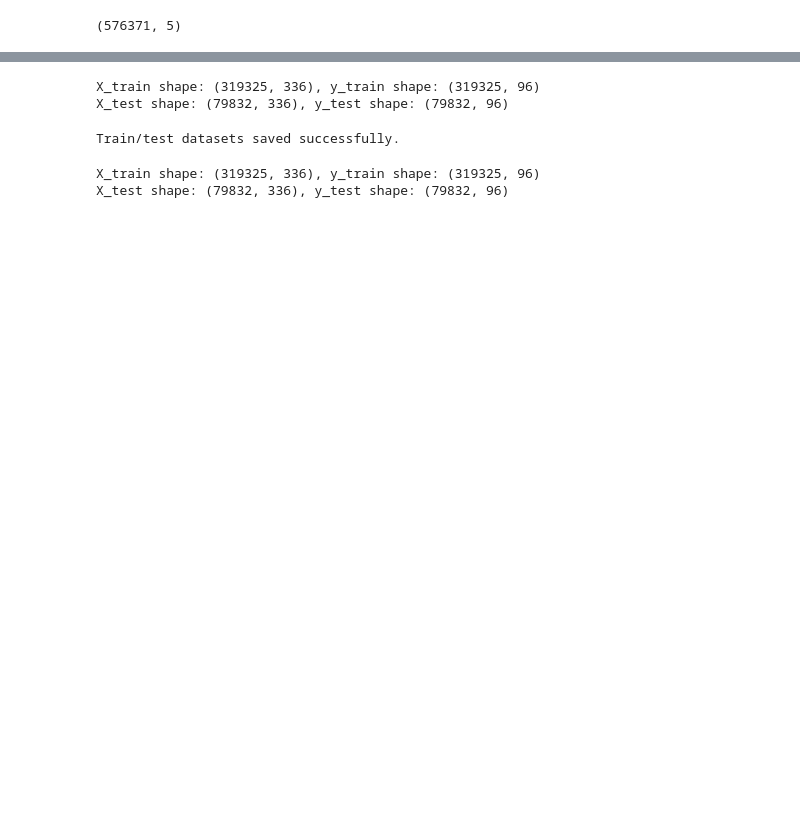
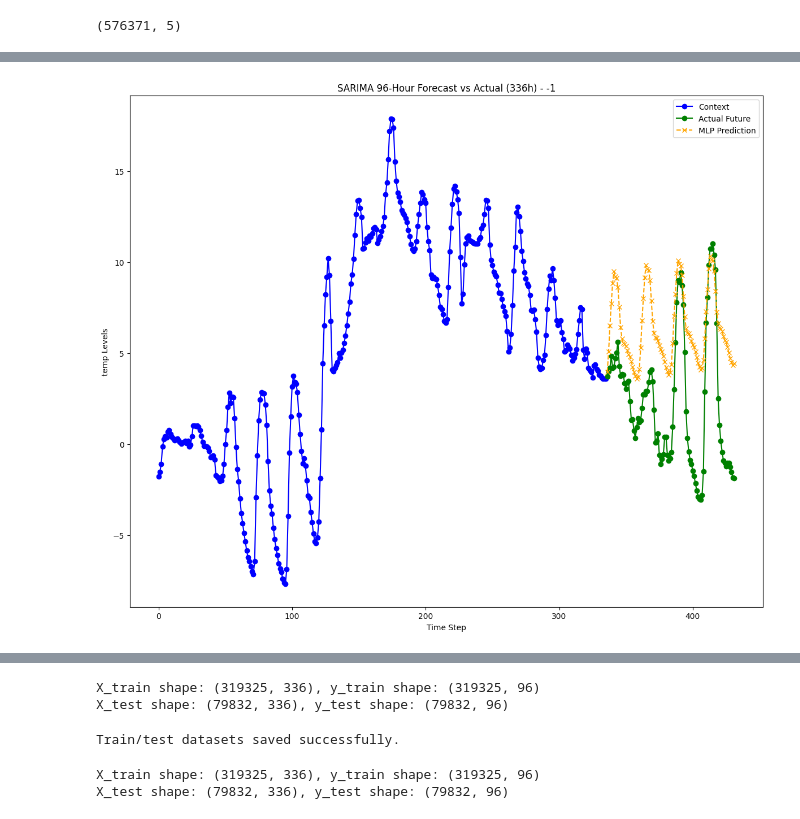
Before and after one commit to pvw98/homework1, a Jupyter notebook: time_series_forecasting/3_AutoRegressive_Models.ipynb, the cells around one changed output, grey strips where cells are left out. Saved outputs shown, nothing was run; the diff lists cells and outputs as text; code cells hidden in the pictures; blank space fills up the shorter version.

```diff
--- a/time_series_forecasting/3_AutoRegressive_Models.ipynb
+++ b/time_series_forecasting/3_AutoRegressive_Models.ipynb
@@ -13,8 +7,8 @@ import pandas as pd
 import os
 
 ## Normalized data csv is also made available for the select stations in URL:
-# https://drive.google.com/file/d/1Eui59GyTXNv839WijdZ0CkzuMubmZQz1/view?usp=drive_link
-dataframe = pd.read_csv(r"./content/timeseries_data/normalized_data.csv")
+# https://drive.google.com/file/d/1cmTTWY3f18SikgRBcZzhtFswIf7XwPJq/view?usp=drive_link
+dataframe = pd.read_csv(r"./content/timeseries_data/raw_data.csv")
 # variable_columns = ["no2", "temp", "o3", "no", "press"]
 variable_column = "temp"
 dataframe.shape
@@ -53,3 +47,16 @@ def evaluate_model(y_true, y_pred):
     rmse = np.sqrt(mse)
     print(f"RMSE: {rmse:.4f}")
     return rmse
+# %%
+## This cell could take upto 10 mins to go over 600000 time steps to generate continous samples
+context_window = 336
+prediction_horizon = 96 # Predict 96 steps for each variable from 24 past values
+
+X, y = create_sequences(dataframe,context_window,prediction_horizon)
+
+train_size = int(len(X) * 0.8)
+X_train, X_test = X[:train_size], X[train_size:]
+y_train, y_test = y[:train_size], y[train_size:]
+
+print(f"X_train shape: {X_train.shape}, y_train shape: {y_train.shape}")
+print(f"X_test shape: {X_test.shape}, y_test shape: {y_test.shape}")
@@ -55,0 +75,63 @@ def evaluate_model(y_true, y_pred):
+# %%
+import pandas as pd
+import numpy as np
+import matplotlib.pyplot as plt
+import statsmodels.api as sm
+from statsmodels.tsa.statespace.sarimax import SARIMAX
+from statsmodels.tsa.stattools import adfuller
+import matplotlib.dates as mdates
+from sklearn.metrics import mean_absolute_error, mean_squared_error
+
+# Define forecast horizon (96 hours = 4 days)
+forecast_hours = 96
+
+sarima_results = {}
+sample_idx = -1
+
+# Check stationarity using ADF test
+adf_test = adfuller(X_test[sample_idx])
+p_value = adf_test[1]
+print(f"Sample: {sample_idx} | ADF p-value: {p_value}")
+
+# Differencing if needed
+d = 0 if p_value < 0.05 else 1  # If p-value < 0.05, it's stationary
+seasonal_period = 24
+
+# Fit SARIMA model
+try:
+    sarima_model = SARIMAX(X_test[sample_idx],
+        order=(1, d, 1),
+        seasonal_order=(1, d, 1, seasonal_period),
+        enforce_stationarity=False,
+        enforce_invertibility=False).fit()
+
+    fitted_values = sarima_model.fittedvalues
+    forecast = sarima_model.get_forecast(steps=forecast_hours)
+    forecast_values = forecast.predicted_mean
+    confidence_intervals = forecast.conf_int()
+
+    # Plot actual vs predicted values
+    plt.figure(figsize=(12, 10))
+
+    plt.plot(range(context_window),  X_test[sample_idx], label="Context", color="blue", marker="o")
+    plt.plot(range(context_window, context_window + prediction_horizon), y_test[sample_idx], label="Actual Future", color="green", marker="o")
+    plt.plot(range(context_window, context_window + prediction_horizon), forecast_values, label="MLP Prediction", linestyle="--", color="orange", marker="x")
+
+    plt.title(f"SARIMA 96-Hour Forecast vs Actual (336h) - {sample_idx}")
+    plt.xlabel("Time Step")
+    plt.ylabel("temp Levels")
+    plt.legend()
+    plt.tight_layout()
+    plt.show()
+
+    sarima_results[sample_idx] = sarima_model.summary()
+
+    mse = mean_squared_error(y_test[sample_idx], forecast_values)
+    print(f"Mean Squared Error (MSE): {mse:.3f}")
+
+except Exception as e:
+    sarima_results[sample_idx] = f"Error: {e}"
+
+sarima_results_df = pd.DataFrame.from_dict(sarima_results, orient='index', columns=['SARIMA Summary'])
+display(sarima_results_df)
+# %% [output]
@@ -55,0 +139 @@ def evaluate_model(y_true, y_pred):
+[figure, new version]
```
Also changed, not shown: parts of 15 cells of this notebook, 1 other file.
